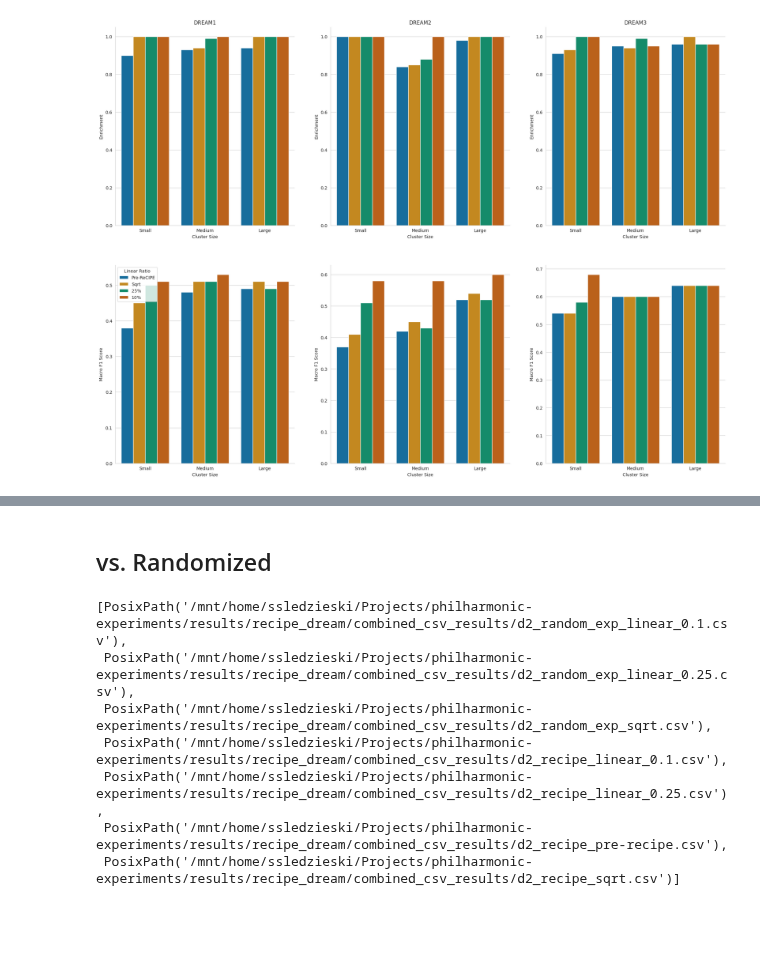
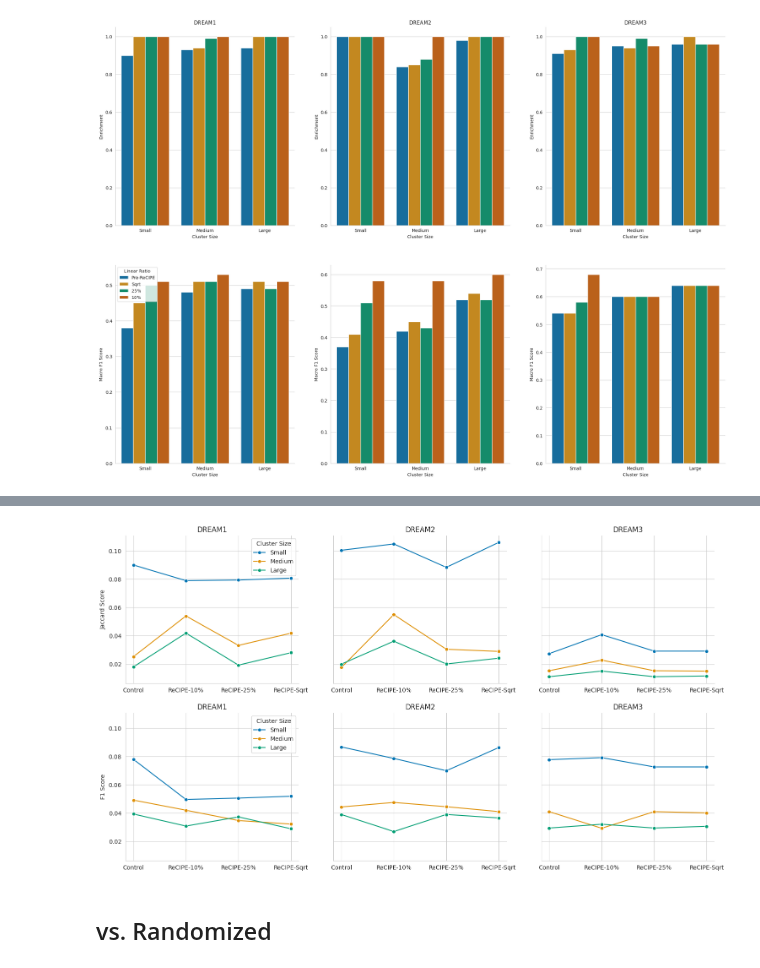
Before and after one commit to samsledje/philharmonic, a Jupyter notebook: nb/05_recipe_validation.ipynb, the cells around one changed output, grey strips where cells are left out. Cells and saved outputs as stored; diff of their text form; code cells hidden in the pictures; blank space fills up the shorter version.

Commit message:
add notebooks for analyzing param sweep and alternate clusterings + recipe validation

```diff
--- a/nb/05_recipe_validation.ipynb
+++ b/nb/05_recipe_validation.ipynb
@@ -240,3 +327,51 @@ sns.despine()
+# %%
+sns.set_style("whitegrid")
+fig, ax = plt.subplots(2, 3, figsize=(18, 10), sharey=True)
+for i, network in enumerate(["DREAM1", "DREAM2", "DREAM3"]):
+    sns.lineplot(
+        data=results_df[results_df["dream"] == network],
+        x="linear_ratio",
+        y="Jaccard Score",
+        hue="Cluster Size",
+        palette="colorblind",
+        marker="o",
+        ax=ax[0][i],
+        legend=(i == 0),
+        errorbar=None,
+        hue_order=["Small", "Medium", "Large"],
+        # order=["pre-recipe", "sqrt", "linear_0.25", "linear_0.1"],
+        # sort=False
+    )
+    # ax[i].set_xticklabels(
+    #     ["Control", "ReCIPE-Sqrt", "ReCIPE-25%", "ReCIPE-10%"], rotation=45, ha="right"
+    # )
+    ax[0][i].set_xlabel("")
+    ax[0][i].set_title(f"{network}")
+for i, network in enumerate(["DREAM1", "DREAM2", "DREAM3"]):
+    sns.lineplot(
+        data=results_df[results_df["dream"] == network],
+        x="linear_ratio",
+        y="F1 Score",
+        hue="Cluster Size",
+        palette="colorblind",
+        marker="o",
+        ax=ax[1][i],
+        legend=(i == 0),
+        errorbar=None,
+        hue_order=["Small", "Medium", "Large"],
+        # order=["pre-recipe", "sqrt", "linear_0.25", "linear_0.1"],
+        # sort=False
+    )
+    # ax[i].set_xticklabels(
+    #     ["Control", "ReCIPE-Sqrt", "ReCIPE-25%", "ReCIPE-10%"], rotation=45, ha="right"
+    # )
+    ax[1][i].set_xlabel("")
+    ax[1][i].set_title(f"{network}")
+sns.despine()
+# plt.savefig(IMG_DIR / "recipe_majority_vote_f1.svg", bbox_inches="tight", dpi=300)
+plt.show()
+# %% [output]
+[figure, added]
 # %% [markdown]
 ## vs. Randomized
 # %%
@@ -250,10 +384,0 @@ dream_results = sorted([i for i in ROOT_DIR.iterdir() if i.name.startswith("d2")
-# %%
-dream_results
-# %% [output]
-[PosixPath('/mnt/home/ssledzieski/Projects/philharmonic-experiments/results/recipe_dream/combined_csv_results/d2_random_exp_linear_0.1.csv'),
- PosixPath('/mnt/home/ssledzieski/Projects/philharmonic-experiments/results/recipe_dream/combined_csv_results/d2_random_exp_linear_0.25.csv'),
- PosixPath('/mnt/home/ssledzieski/Projects/philharmonic-experiments/results/recipe_dream/combined_csv_results/d2_random_exp_sqrt.csv'),
- PosixPath('/mnt/home/ssledzieski/Projects/philharmonic-experiments/results/recipe_dream/combined_csv_results/d2_recipe_linear_0.1.csv'),
- PosixPath('/mnt/home/ssledzieski/Projects/philharmonic-experiments/results/recipe_dream/combined_csv_results/d2_recipe_linear_0.25.csv'),
- PosixPath('/mnt/home/ssledzieski/Projects/philharmonic-experiments/results/recipe_dream/combined_csv_results/d2_recipe_pre-recipe.csv'),
- PosixPath('/mnt/home/ssledzieski/Projects/philharmonic-experiments/results/recipe_dream/combined_csv_results/d2_recipe_sqrt.csv')]
```
Also changed, not shown: parts of 15 cells of this notebook, 1 other file.
